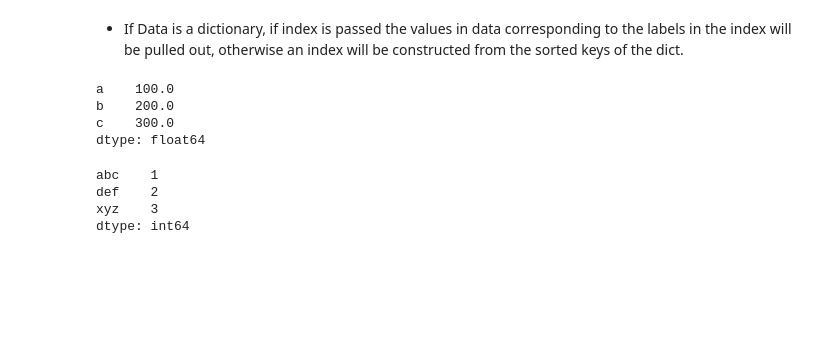
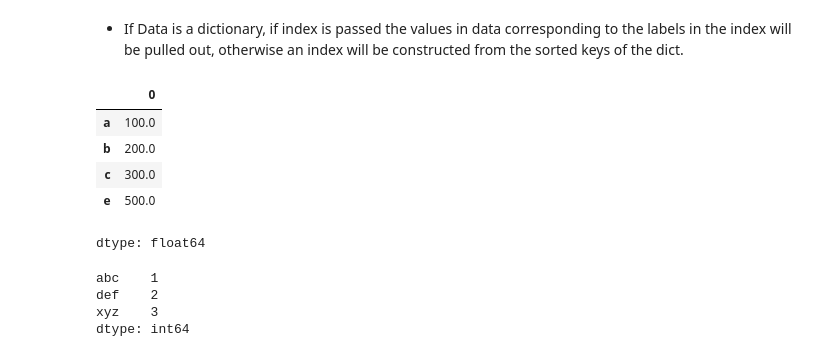
Before and after one commit to w3nnn/Week1iat360, a Jupyter notebook: Introduction_to_Python.ipynb, the cells around one changed output. Cells and saved outputs as stored; diff of their text form; code cells hidden in the pictures; blank space fills up the shorter version.

```diff
--- a/Introduction_to_Python.ipynb
+++ b/Introduction_to_Python.ipynb
@@ -945,12 +990,14 @@ Index([u'a', u'b', u'c', u'd', u'e'], dtype='object')
 # %% [markdown]
 - If Data is a dictionary, if index is passed the values in data corresponding to the labels in the index will be pulled out, otherwise an index will be constructed from the sorted keys of the dict.
 # %%
-d = {'a': 100., 'b': 200., 'c': 300.}
+d = {'a': 100., 'b': 200., 'c': 300., 'e':500.} #adding one more element
 pd.Series(d)
 # %% [output]
+|  | 0 |
+| a | 100.0 |
+| b | 200.0 |
+| c | 300.0 |
+| e | 500.0 |
-a    100.0
-b    200.0
-c    300.0
 dtype: float64
 # %%
 data = {'abc': 1, 'def': 2, 'xyz': 3}
```
Also changed, not shown: parts of 28 cells of this notebook.
